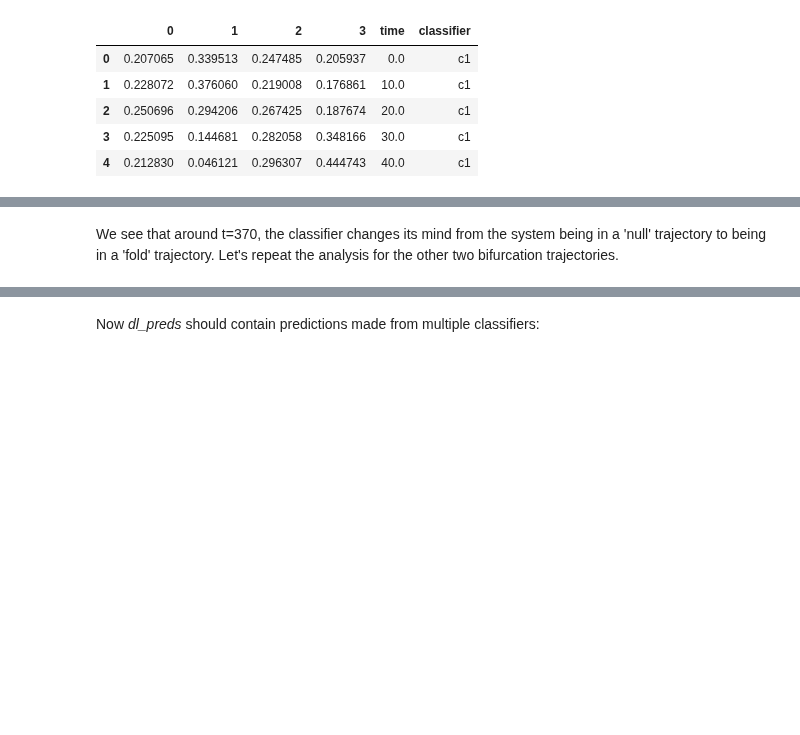
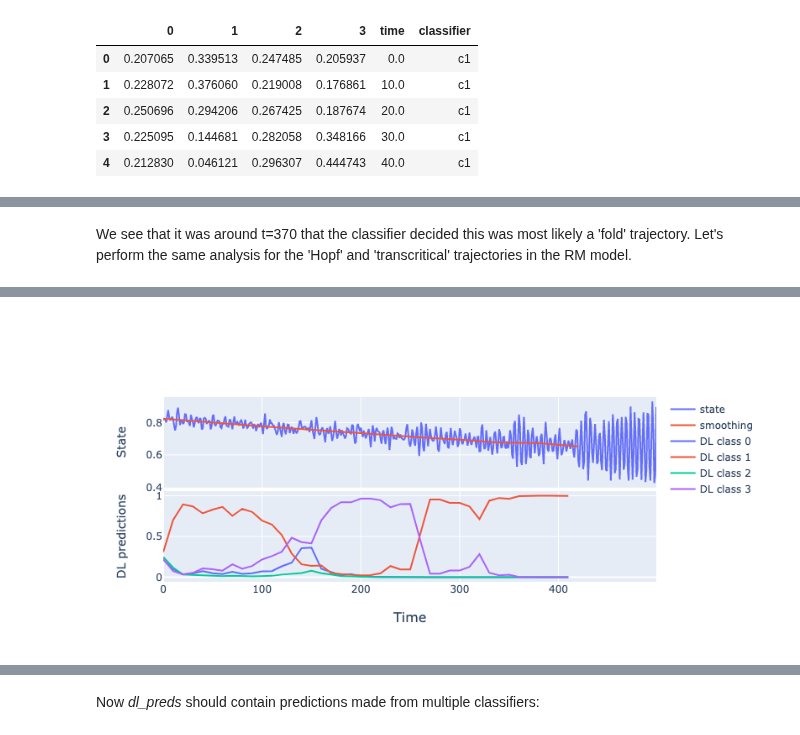
Before and after one commit to ThomasMBury/ewstools, a Jupyter notebook: tutorials/tutorial_deep_learning.ipynb, the cells around one changed output, grey strips where cells are left out. Saved outputs shown, nothing was run; the diff lists cells and outputs as text; code cells hidden in the pictures; blank space fills up the shorter version.

```diff
--- a/tutorials/tutorial_deep_learning.ipynb
+++ b/tutorials/tutorial_deep_learning.ipynb
@@ -140,2 +144,2 @@ Image(fig.to_image()) # use fig.show() to show interactive figure
 # %% [markdown]
-We see that around t=370, the classifier changes its mind from the system being in a 'null' trajectory to being in a 'fold' trajectory. Let's repeat the analysis for the other two bifurcation trajectories.
+We see that it was around t=370 that the classifier decided this was most likely a 'fold' trajectory. Let's perform the same analysis for the 'Hopf' and 'transcritical' trajectories in the RM model.
@@ -146,5 +149,6 @@ ts_rm_tc.clear_dl_preds()
 ts_rm_hopf.apply_classifier_inc(classifier, inc=10, verbose=0)
 ts_rm_tc.apply_classifier_inc(classifier, inc=10, verbose=0)
 # %%
-ts_rm_hopf.make_plotly()
+fig = ts_rm_hopf.make_plotly()
+Image(fig.to_image()) # use fig.show() to show interactive figure
 # %% [output]
@@ -152 +155,2 @@ ts_rm_hopf.make_plotly()
+[figure, added]
 # %%
```
Also changed, not shown: parts of 28 cells of this notebook.
